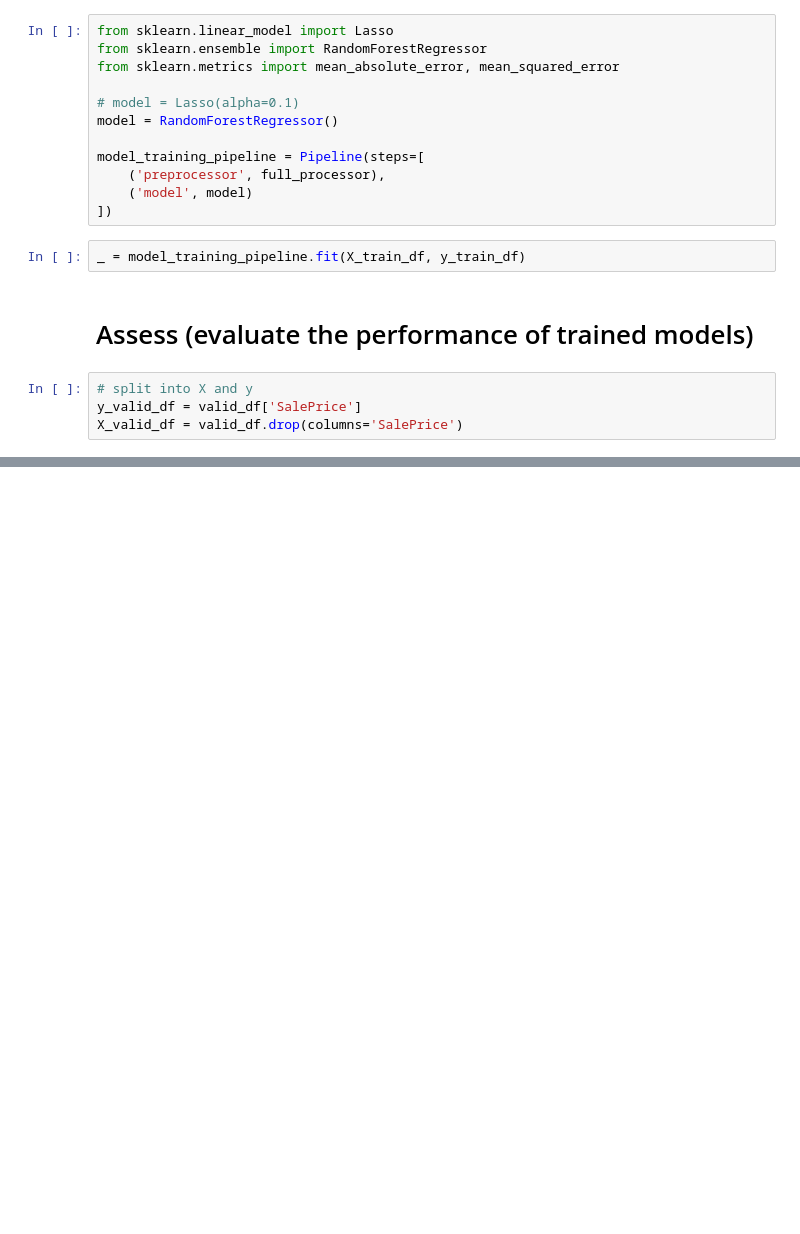
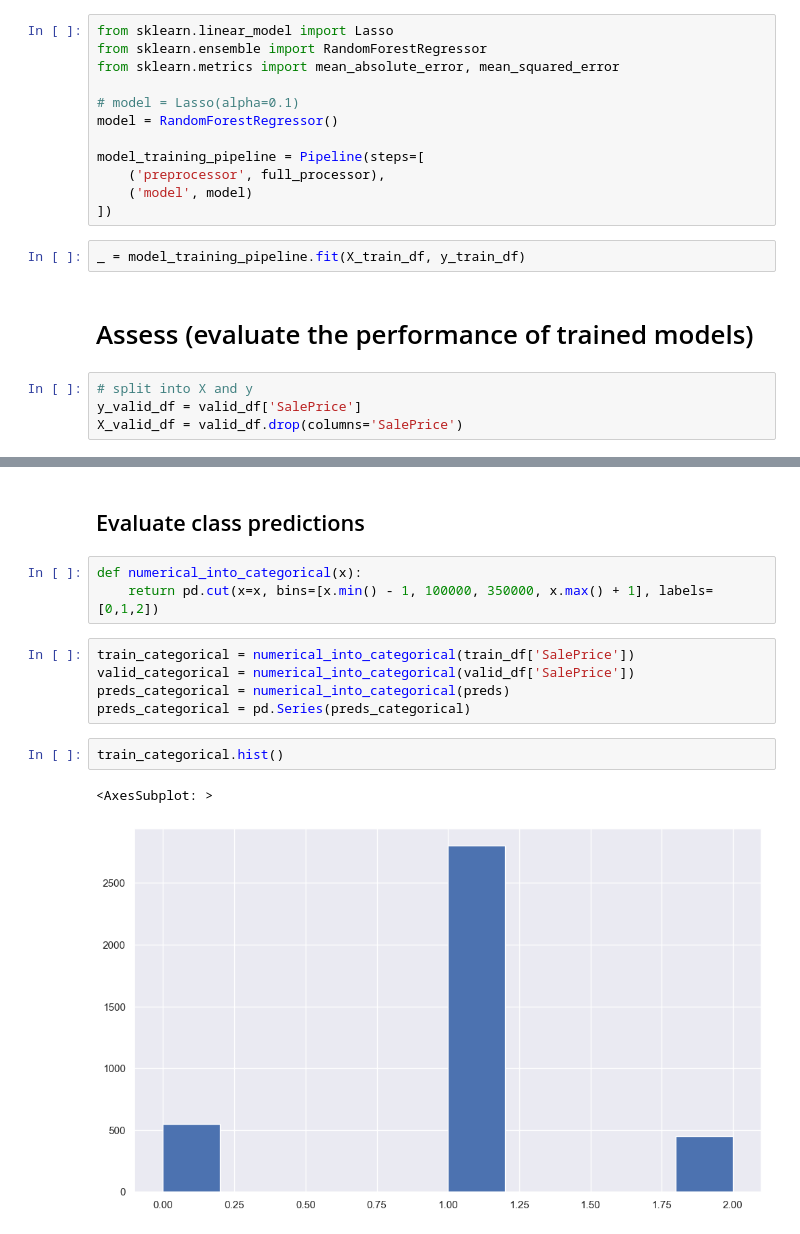
Before and after one commit to milosz-l/SSNE, a Jupyter notebook: lab5_miniprojekt2/miniprojekt2_randomforest.ipynb, the cells around one changed output, grey strips where cells are left out. Drawn from its saved outputs; the diff is of its cells as text; blank space fills up the shorter version.

```diff
--- a/lab5_miniprojekt2/miniprojekt2_randomforest.ipynb
+++ b/lab5_miniprojekt2/miniprojekt2_randomforest.ipynb
@@ -224,0 +225,15 @@ model_training_pipeline.score(X_valid_df, y_valid_df)
+# %% [markdown]
+## Evaluate class predictions
+# %%
+def numerical_into_categorical(x):
+    return pd.cut(x=x, bins=[x.min() - 1, 100000, 350000, x.max() + 1], labels=[0,1,2])
+# %%
+train_categorical = numerical_into_categorical(train_df['SalePrice'])
+valid_categorical = numerical_into_categorical(valid_df['SalePrice'])
+preds_categorical = numerical_into_categorical(preds)
+preds_categorical = pd.Series(preds_categorical)
+# %%
+train_categorical.hist()
+# %% [output]
+<AxesSubplot: >
+[figure, added]
```
Also changed, not shown: parts of 6 cells of this notebook.
